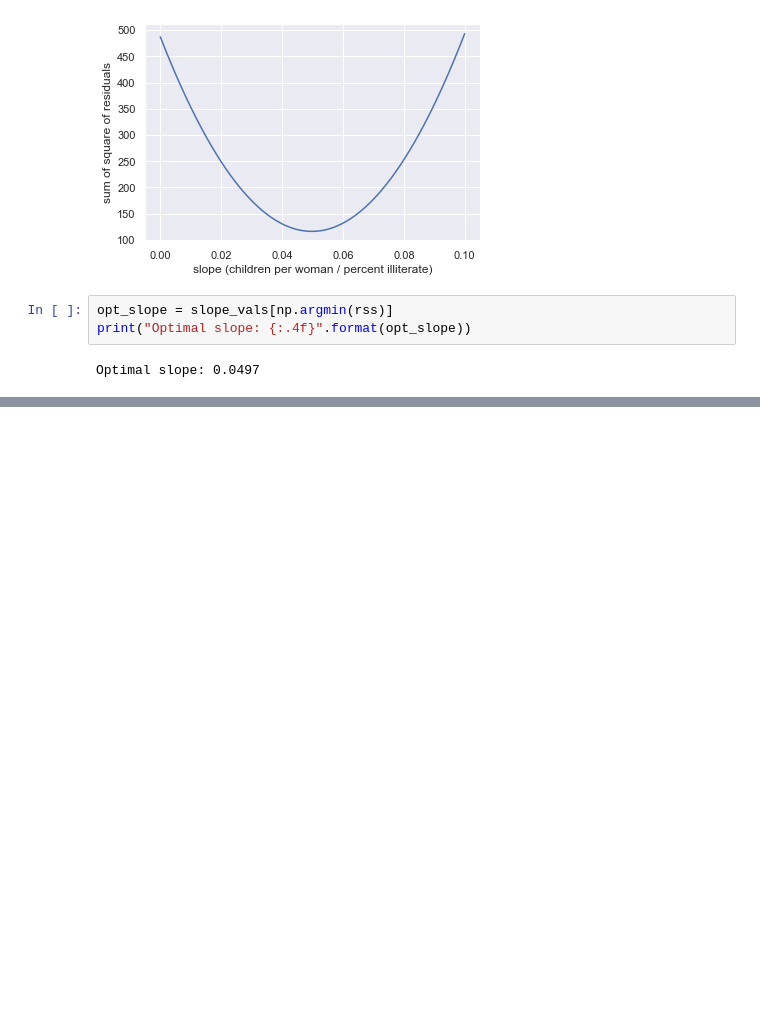
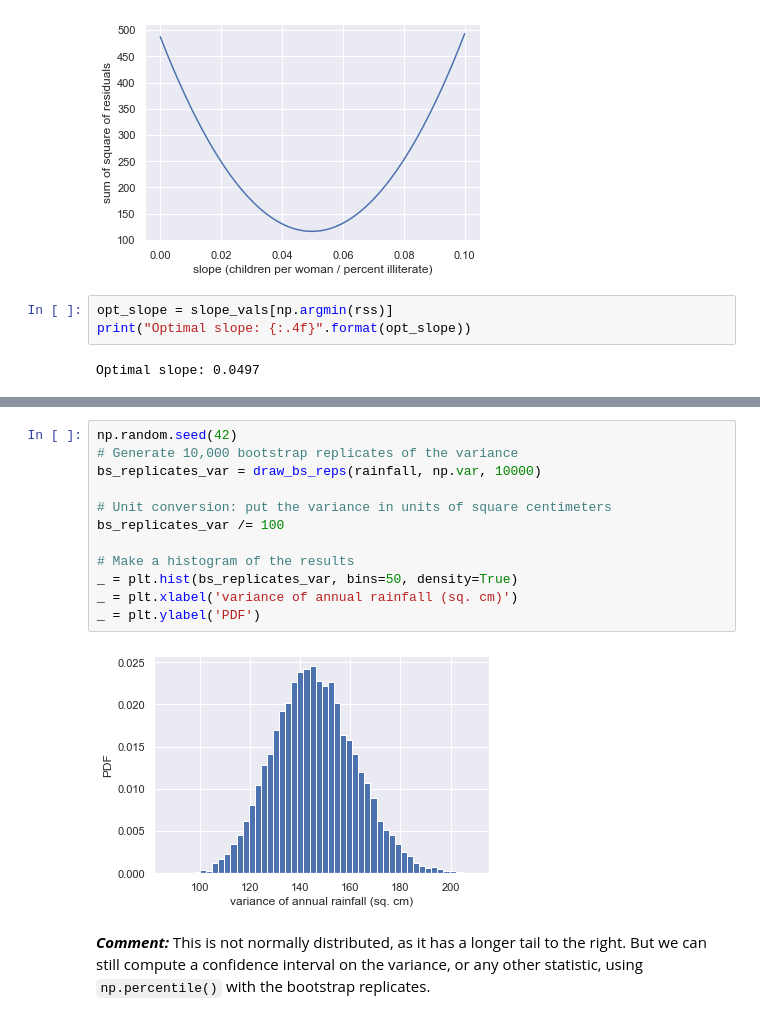
Before and after one commit to Alex-YuZ/Statistics-using-python, a Jupyter notebook: Statistical_Thinking_in_Python_II.ipynb, the cells around one changed output, grey strips where cells are left out. Cells and saved outputs as stored; diff of their text form; blank space fills up the shorter version.

```diff
--- a/Statistical_Thinking_in_Python_II.ipynb
+++ b/Statistical_Thinking_in_Python_II.ipynb
@@ -180,0 +280,16 @@ Optimal slope: 0.0497
+# %%
+np.random.seed(42)
+# Generate 10,000 bootstrap replicates of the variance
+bs_replicates_var = draw_bs_reps(rainfall, np.var, 10000)
+
+# Unit conversion: put the variance in units of square centimeters
+bs_replicates_var /= 100
+
+# Make a histogram of the results
+_ = plt.hist(bs_replicates_var, bins=50, density=True)
+_ = plt.xlabel('variance of annual rainfall (sq. cm)')
+_ = plt.ylabel('PDF')
+# %% [output]
+[figure, added]
+# %% [markdown]
+___Comment:___ This is not normally distributed, as it has a longer tail to the right. But we can still compute a confidence interval on the variance, or any other statistic, using `np.percentile()` with the bootstrap replicates.
```
Also changed, not shown: parts of 12 cells of this notebook.
